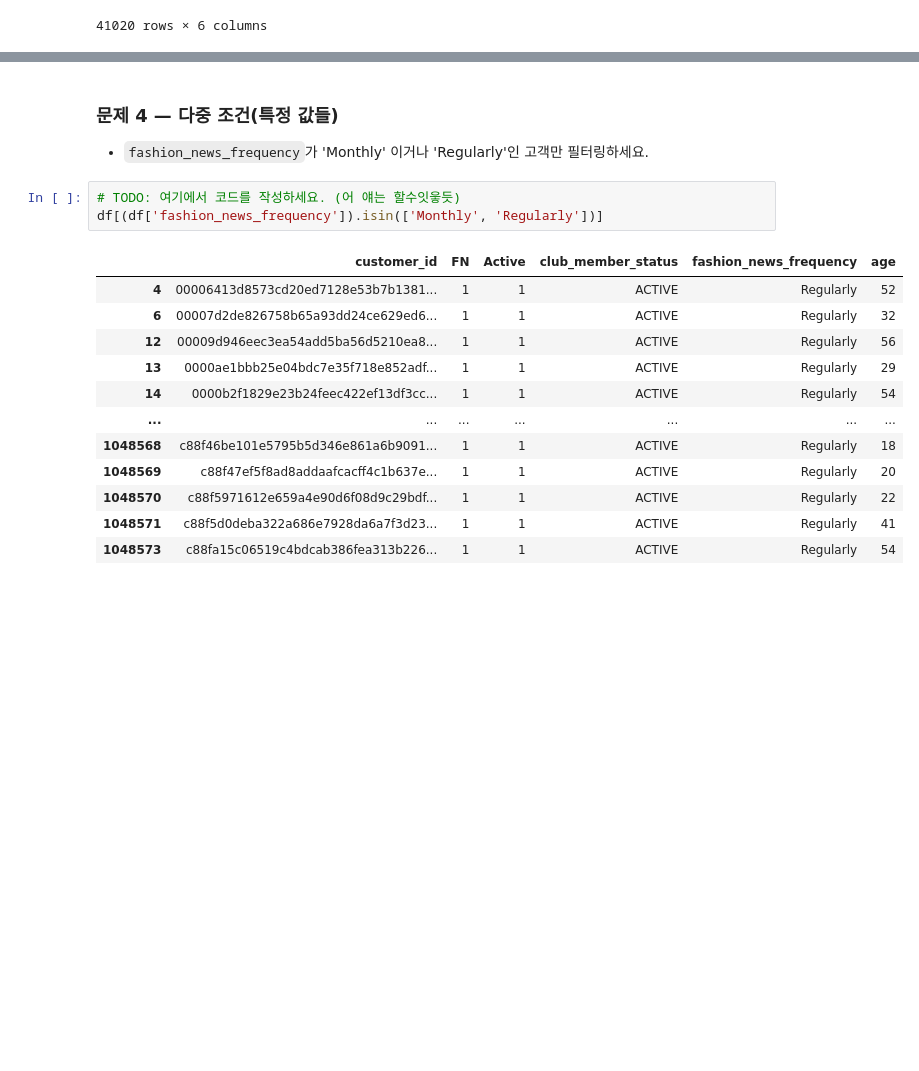
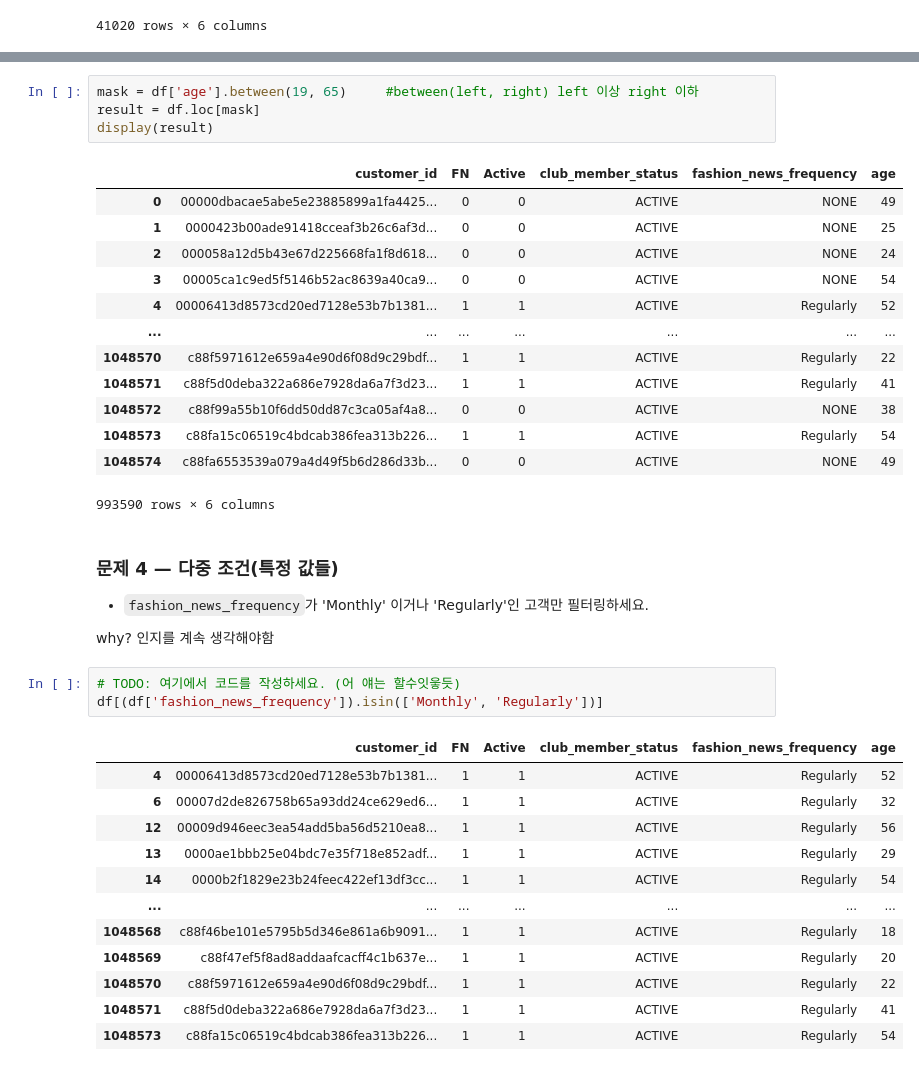
Before and after one commit to sol030/campstudy_Python, a Jupyter notebook: titanic_lab/베이직반/HM_customer_문제.ipynb, the cells around one changed output, grey strips where cells are left out. Cells and saved outputs as stored; diff of their text form; blank space fills up the shorter version.

```diff
--- a/titanic_lab/베이직반/HM_customer_문제.ipynb
+++ b/titanic_lab/베이직반/HM_customer_문제.ipynb
@@ -67,6 +115,26 @@ df[(df['age'] < 18) | (df['age'] >= 65)]
+# %%
+mask = df['age'].between(19, 65)     #between(left, right) left 이상 right 이하
+result = df.loc[mask]
+display(result)
+# %% [output]
+|  | customer_id | FN | Active | club_member_status | fashion_news_frequency | age |
+| 0 | 00000dbacae5abe5e23885899a1fa4425... | 0 | 0 | ACTIVE | NONE | 49 |
+| 1 | 0000423b00ade91418cceaf3b26c6af3d... | 0 | 0 | ACTIVE | NONE | 25 |
+| 2 | 000058a12d5b43e67d225668fa1f8d618... | 0 | 0 | ACTIVE | NONE | 24 |
+| 3 | 00005ca1c9ed5f5146b52ac8639a40ca9... | 0 | 0 | ACTIVE | NONE | 54 |
+| 4 | 00006413d8573cd20ed7128e53b7b1381... | 1 | 1 | ACTIVE | Regularly | 52 |
+| ... | ... | ... | ... | ... | ... | ... |
+| 1048570 | c88f5971612e659a4e90d6f08d9c29bdf... | 1 | 1 | ACTIVE | Regularly | 22 |
+| 1048571 | c88f5d0deba322a686e7928da6a7f3d23... | 1 | 1 | ACTIVE | Regularly | 41 |
+| 1048572 | c88f99a55b10f6dd50dd87c3ca05af4a8... | 0 | 0 | ACTIVE | NONE | 38 |
+| 1048573 | c88fa15c06519c4bdcab386fea313b226... | 1 | 1 | ACTIVE | Regularly | 54 |
+| 1048574 | c88fa6553539a079a4d49f5b6d286d33b... | 0 | 0 | ACTIVE | NONE | 49 |
+993590 rows × 6 columns
 # %% [markdown]
 ### 문제 4 — 다중 조건(특정 값들)
 - `fashion_news_frequency`가 'Monthly' 이거나 'Regularly'인 고객만 필터링하세요.
+
+why? 인지를 계속 생각해야함
 # %%
 # TODO: 여기에서 코드를 작성하세요. (어 얘는 할수잇읗듯)
 df[(df['fashion_news_frequency']).isin(['Monthly', 'Regularly'])]
```
Also changed, not shown: parts of 20 cells of this notebook, 1 other file.
